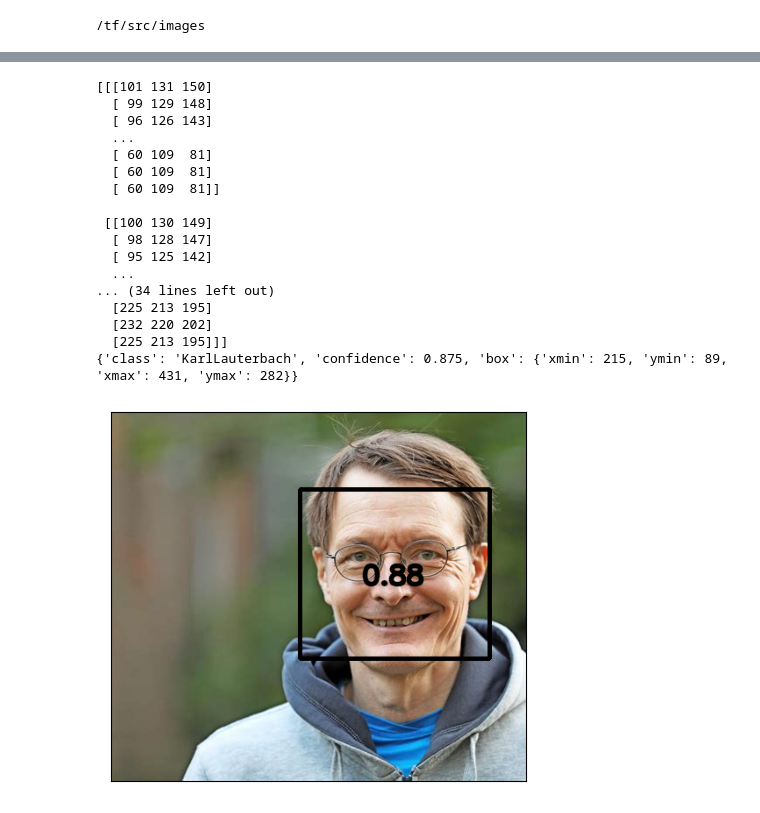
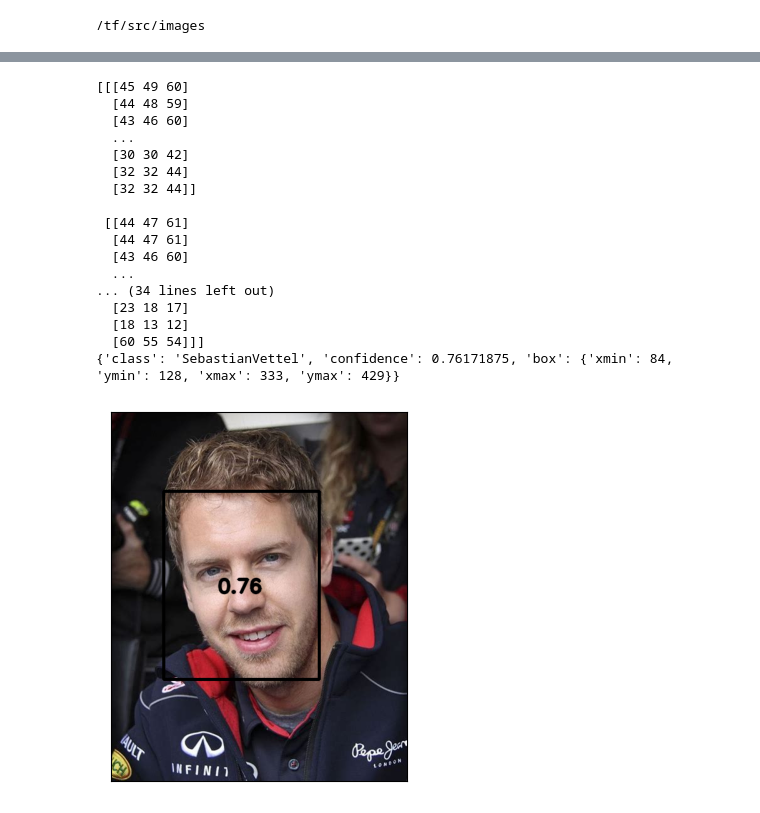
Before and after one commit to freeZe2511/face-detection, a Jupyter notebook: ObjectDetectionTest.ipynb, the cells around one changed output, grey strips where cells are left out. Cells and saved outputs as stored; diff of their text form; code cells hidden in the pictures.

```diff
--- a/ObjectDetectionTest.ipynb
+++ b/ObjectDetectionTest.ipynb
@@ -230,32 +230,32 @@ def draw_detections(image, detections, scale=1, thickness=1, colors=None, confid
 # %%
 model = EfficientDetLite(outpath + 'model.tflite', labelmap)
 # %%
-image = cv2.imread(datapath + 'test/072_450f12b4.jpg') # change to exisiting image
+image = cv2.imread(datapath + 'test/071_5d394300.jpg') # change to exisiting image
 
 print(image)
 
 detections = model.detect(image, threshold=0.6)
 
 for detection in detections:
   print(detection)
 
 show_detections(image, detections, thickness=4)
 # %% [output]
-[[[101 131 150]
-  [ 99 129 148]
-  [ 96 126 143]
+[[[45 49 60]
+  [44 48 59]
+  [43 46 60]
   ...
-  [ 60 109  81]
-  [ 60 109  81]
-  [ 60 109  81]]
+  [30 30 42]
+  [32 32 44]
+  [32 32 44]]
 
- [[100 130 149]
-  [ 98 128 147]
-  [ 95 125 142]
+ [[44 47 61]
+  [44 47 61]
+  [43 46 60]
   ...
 ... (34 lines left out)
-  [225 213 195]
-  [232 220 202]
-  [225 213 195]]]
-{'class': 'KarlLauterbach', 'confidence': 0.875, 'box': {'xmin': 215, 'ymin': 89, 'xmax': 431, 'ymax': 282}}
+  [23 18 17]
+  [18 13 12]
+  [60 55 54]]]
+{'class': 'SebastianVettel', 'confidence': 0.76171875, 'box': {'xmin': 84, 'ymin': 128, 'xmax': 333, 'ymax': 429}}
-[figure, old version]
+[figure, new version]
```
Also changed, not shown: 2 other files.
